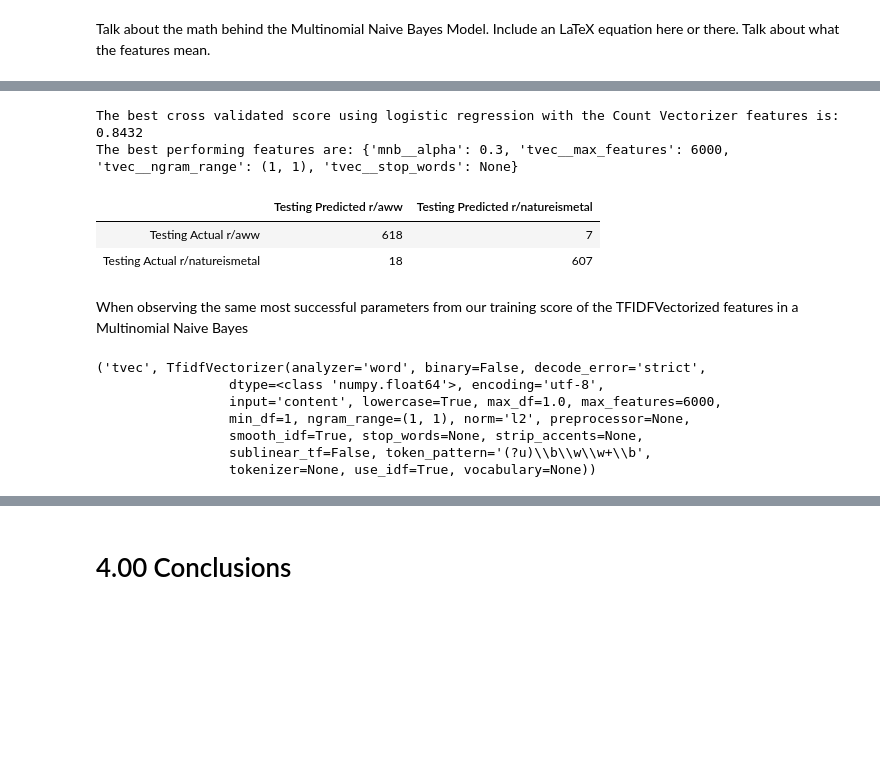
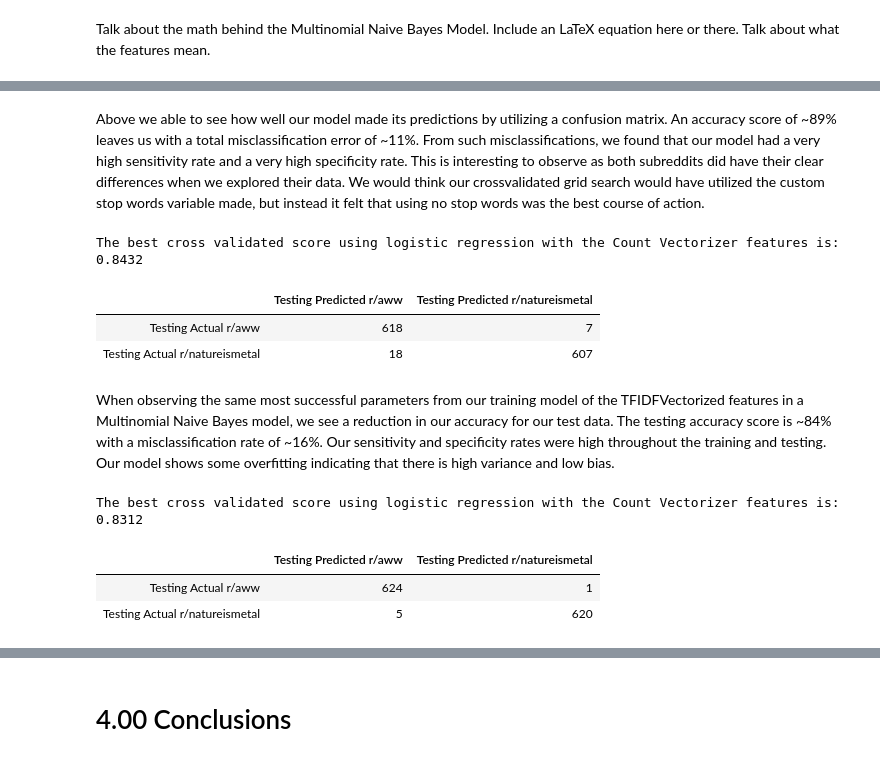
Before and after one commit to chriskuz/reddit_project, a Jupyter notebook: code/project_3_main.ipynb, the cells around one changed output, grey strips where cells are left out. Cells and saved outputs as stored; diff of their text form; code cells hidden in the pictures; blank space fills up the shorter version.

```diff
--- a/code/project_3_main.ipynb
+++ b/code/project_3_main.ipynb
@@ -852,12 +856,13 @@ cm_df
 |  | Training Predicted r/aww | Training Predicted r/natureismetal |
 | Training Actual r/aww | 1843 | 32 |
 | Training Actual r/natureismetal | 69 | 1806 |
+# %% [markdown]
+Above we able to see how well our model made its predictions by utilizing a confusion matrix. An accuracy score of ~89% leaves us with a total misclassification error of ~11%. From such misclassifications, we found that our model had a very high sensitivity rate and a very high specificity rate. This is interesting to observe as both subreddits did have their clear differences when we explored their data. We would think our crossvalidated grid search would have utilized the custom stop words variable made, but instead it felt that using no stop words was the best course of action.
 # %%
-#Training Confusion Matrix
+#Testing Confusion Matrix
 tvec_mnb_cv = GridSearchCV(tvec_mnb_pipe, tvec_mnb_params, cv = 5, scoring= 'accuracy') #crossvalidated gridsearch
 tvec_mnb_cv.fit(X_test, y_test)
 print(f'The best cross validated score using logistic regression with the Count Vectorizer features is: {tvec_mnb_cv.best_score_}')
-print(f'The best performing features are: {tvec_mnb_cv.best_params_}')
 
 
 testpred = tvec_mnb_cv.predict(X_test)
@@ -866,19 +871,30 @@ cm_df = pd.DataFrame(testcm, columns=['Testing Predicted r/aww', 'Testing Predic
 cm_df
 # %% [output]
 The best cross validated score using logistic regression with the Count Vectorizer features is: 0.8432
-The best performing features are: {'mnb__alpha': 0.3, 'tvec__max_features': 6000, 'tvec__ngram_range': (1, 1), 'tvec__stop_words': None}
 |  | Testing Predicted r/aww | Testing Predicted r/natureismetal |
 | Testing Actual r/aww | 618 | 7 |
 | Testing Actual r/natureismetal | 18 | 607 |
-# %% [markdown]
-When observing the same most successful parameters from our training score of the TFIDFVectorized features in a Multinomial Naive Bayes
-# %%
-tvec_mnb_cv.best_estimator_.steps[0]
-# %% [output]
-('tvec', TfidfVectorizer(analyzer='word', binary=False, decode_error='strict',
-                 dtype=<class 'numpy.float64'>, encoding='utf-8',
-                 input='content', lowercase=True, max_df=1.0, max_features=6000,
-                 min_df=1, ngram_range=(1, 1), norm='l2', preprocessor=None,
-                 smooth_idf=True, stop_words=None, strip_accents=None,
-                 sublinear_tf=False, token_pattern='(?u)\\b\\w\\w+\\b',
-                 tokenizer=None, use_idf=True, vocabulary=None))
+# %% [markdown]
+When observing the same most successful parameters from our training model of the TFIDFVectorized features in a Multinomial Naive Bayes model, we see a reduction in our accuracy for our test data. The testing accuracy score is ~84% with a misclassification rate of ~16%. Our sensitivity and specificity rates were high throughout the training and testing. Our model shows some overfitting indicating that there is high variance and low bias.
+# %%
+cvec_log_params = {
+    'cvec__max_features': [20_000],
+    'cvec__ngram_range': [(1,2)],
+    'cvec__stop_words': [custom_stopwords],
+
+    'logreg__solver': ['lbfgs']} #list of parameters in CVEC log pipeline
+
+cvec_log_pipe = Pipeline(cvec_log) #instatiated my pipeline for the CVEC logistic regression
+
+cvec_log_cv = GridSearchCV(cvec_log_pipe, cvec_log_params, cv = 5, scoring= 'accuracy') #crossvalidated gridsearch
+cvec_log_cv.fit(X_test, y_test)
+print(f'The best cross validated score using logistic regression with the Count Vectorizer features is: {cvec_log_cv.best_score_}')
+testpred = cvec_log_cv.predict(X_test)
+testcm = confusion_matrix(y_test, testpred)
+cm_df = pd.DataFrame(testcm, columns=['Testing Predicted r/aww', 'Testing Predicted r/natureismetal'], index=['Testing Actual r/aww', 'Testing Actual r/natureismetal'])
+cm_df
+# %% [output]
+The best cross validated score using logistic regression with the Count Vectorizer features is: 0.8312
+|  | Testing Predicted r/aww | Testing Predicted r/natureismetal |
+| Testing Actual r/aww | 624 | 1 |
+| Testing Actual r/natureismetal | 5 | 620 |
```
Also changed, not shown: parts of 10 cells of this notebook.
